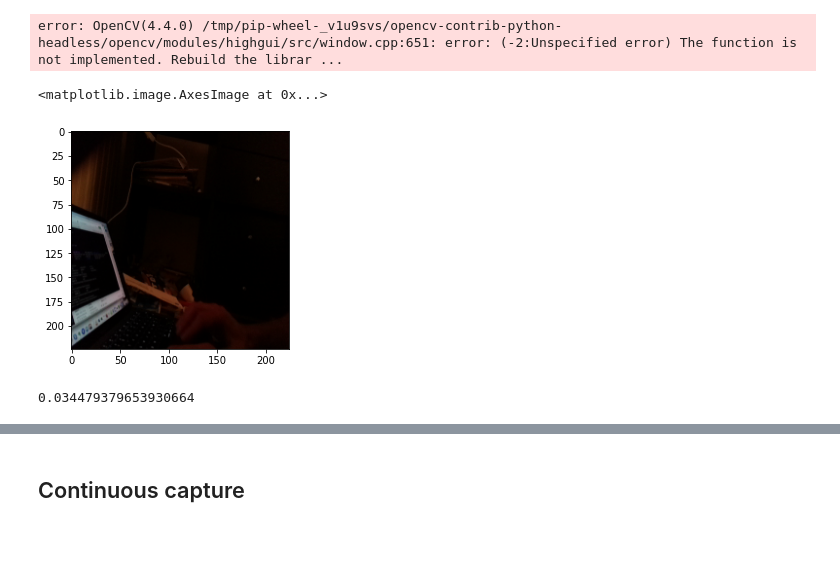
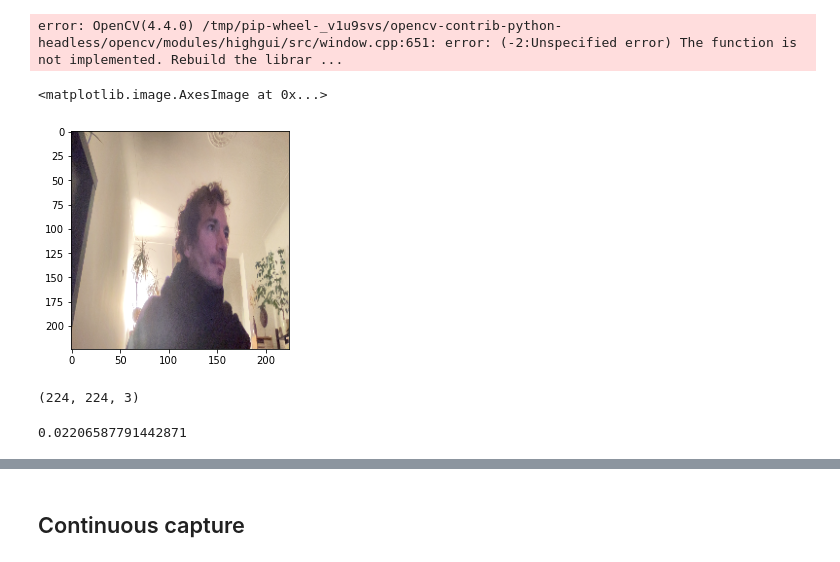
Before and after one commit to lascientotheque/ai-rover, a Jupyter notebook: 3_Reconnaissance_Images_Python/Reconnaissance_Images_Python.ipynb, the cells around one changed output, grey strips where cells are left out. Saved outputs shown, nothing was run; the diff lists cells and outputs as text; code cells hidden in the pictures.

```diff
--- a/3_Reconnaissance_Images_Python/Reconnaissance_Images_Python.ipynb
+++ b/3_Reconnaissance_Images_Python/Reconnaissance_Images_Python.ipynb
@@ -108,6 +122,8 @@ main2()
 error: OpenCV(4.4.0) /tmp/pip-wheel-_v1u9svs/opencv-contrib-python-headless/opencv/modules/highgui/src/window.cpp:651: error: (-2:Unspecified error) The function is not implemented. Rebuild the librar ...
 # %%
 cap = cv2.VideoCapture(0)
+# %%
+ret, picture = cap.read()
 # %%
 def take_picture(cap, input_image_size):
 
@@ -117,10 +133,14 @@ def take_picture(cap, input_image_size):
     picture_rgb = cv2.resize(picture_rgb, input_image_size)
     picture_array = Image.fromarray(picture_rgb)
 
-    return  picture_array
+    return  picture_array, picture_rgb
 # %%
-picture_array = take_picture(cap, (224,224))
+picture_array, picture_rgb = take_picture(cap, (224,224))
 plt.imshow(picture_array)
 # %% [output]
 <matplotlib.image.AxesImage at 0x...>
-[figure, old version]
+[figure, new version]
+# %%
+picture_rgb.shape
+# %% [output]
+(224, 224, 3)
@@ -149,7 +194,7 @@ def inference(interpreter, picture_array):
     return classes
 # %%
 start_time=time.time()
-inference(interpreter, picture_array)
+classes=inference(interpreter, picture_array)
 print(time.time()-start_time)
 # %% [output]
-0.034479379653930664
+0.02206587791442871
```
Also changed, not shown: parts of 15 cells of this notebook, 1 other file.
